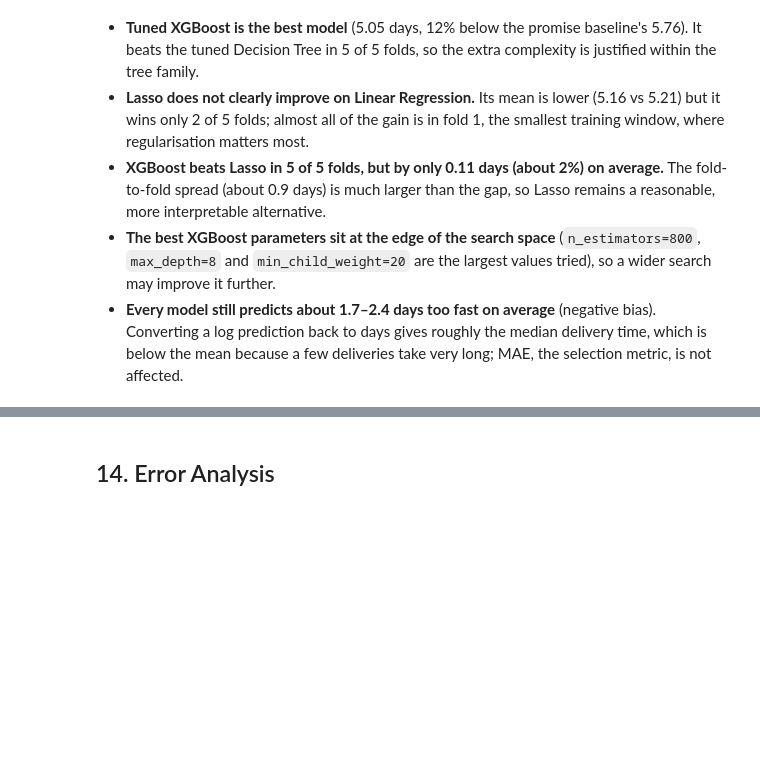
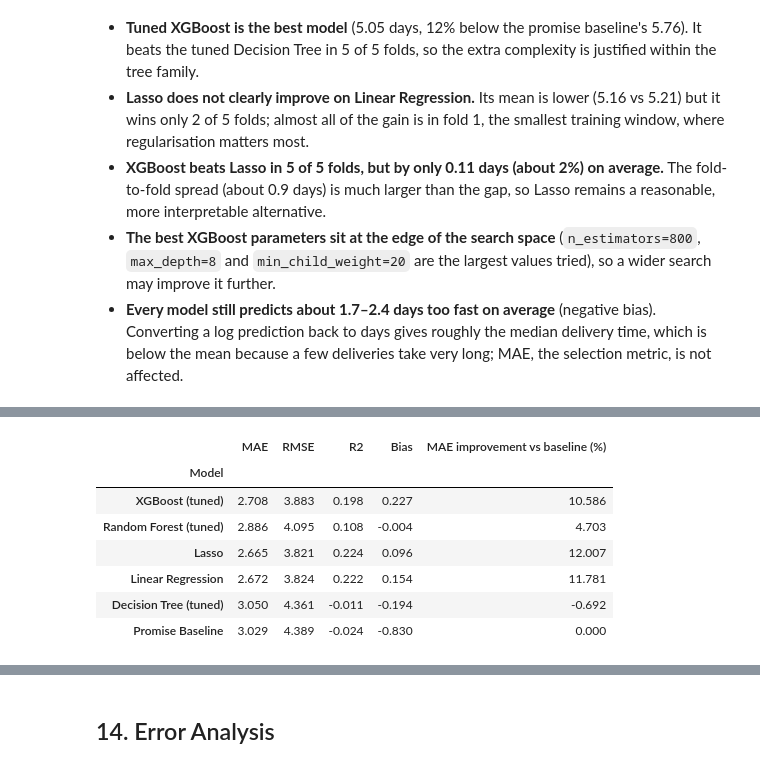
Before and after one commit to zhuamnq/Team2_IT5006_Ecommerce_Analytics_AY2627Sem1, a Jupyter notebook: notebooks/05_regression_delivery_time.ipynb, the cells around one changed output, grey strips where cells are left out. Drawn from its saved outputs; the diff is of its cells as text; code cells hidden in the pictures; blank space fills up the shorter version.

```diff
--- a/notebooks/05_regression_delivery_time.ipynb
+++ b/notebooks/05_regression_delivery_time.ipynb
@@ -591,0 +678,20 @@ XGBoost (tuned) beats Lasso in 5 of 5 folds; mean MAE difference 0.108 days.
+# %%
+final_df = load_feature_table("regression", history_splits=("train", "validation"))
+final_df["order_purchase_timestamp"] = pd.to_datetime(final_df["order_purchase_timestamp"])
+final_df["target_log_ratio"] = np.log(
+    final_df["delivery_days"] / final_df["promised_delivery_days"]
+)
+final_df = final_df.sort_values("order_purchase_timestamp").reset_index(drop=True)
+
+refit_df = final_df[final_df["split"].isin(["train", "validation"])].copy()
+final_test_df = final_df[final_df["split"] == "test"].copy()
+
+assert len(refit_df) == len(train_df) + len(val_df)
+assert set(final_test_df["order_id"]) == set(test_df["order_id"])
+assert refit_df["order_purchase_timestamp"].max() <= final_test_df["order_purchase_timestamp"].min()
+
+fitted_final = {
+    name: clone(model).fit(refit_df[columns], refit_df["target_log_ratio"])
+    for name, (model, columns) in evaluation_models.items()
+}
+print("Refit rows:", len(refit_df), "| Test rows:", len(final_test_df))
@@ -591,0 +704,21 @@ XGBoost (tuned) beats Lasso in 5 of 5 folds; mean MAE difference 0.108 days.
+# %%
+test_rows = []
+for name, (_, columns) in evaluation_models.items():
+    test_rows.append({"Model": name, **days_metrics(fitted_final[name], final_test_df, columns)})
+
+test_summary = pd.DataFrame(test_rows).set_index("Model")
+baseline_test_mae = test_summary.loc["Promise Baseline", "MAE"]
+test_summary["MAE improvement vs baseline (%)"] = (
+    (baseline_test_mae - test_summary["MAE"]) / baseline_test_mae * 100
+)
+test_summary = test_summary.loc[validation_summary.index]
+display(test_summary.round(3))
+# %% [output]
+|  | MAE | RMSE | R2 | Bias | MAE improvement vs baseline (%) |
+| Model |  |  |  |  |  |
+| XGBoost (tuned) | 2.708 | 3.883 | 0.198 | 0.227 | 10.586 |
+| Random Forest (tuned) | 2.886 | 4.095 | 0.108 | -0.004 | 4.703 |
+| Lasso | 2.665 | 3.821 | 0.224 | 0.096 | 12.007 |
+| Linear Regression | 2.672 | 3.824 | 0.222 | 0.154 | 11.781 |
+| Decision Tree (tuned) | 3.050 | 4.361 | -0.011 | -0.194 | -0.692 |
+| Promise Baseline | 3.029 | 4.389 | -0.024 | -0.830 | 0.000 |
```
Also changed, not shown: parts of 13 cells of this notebook.
